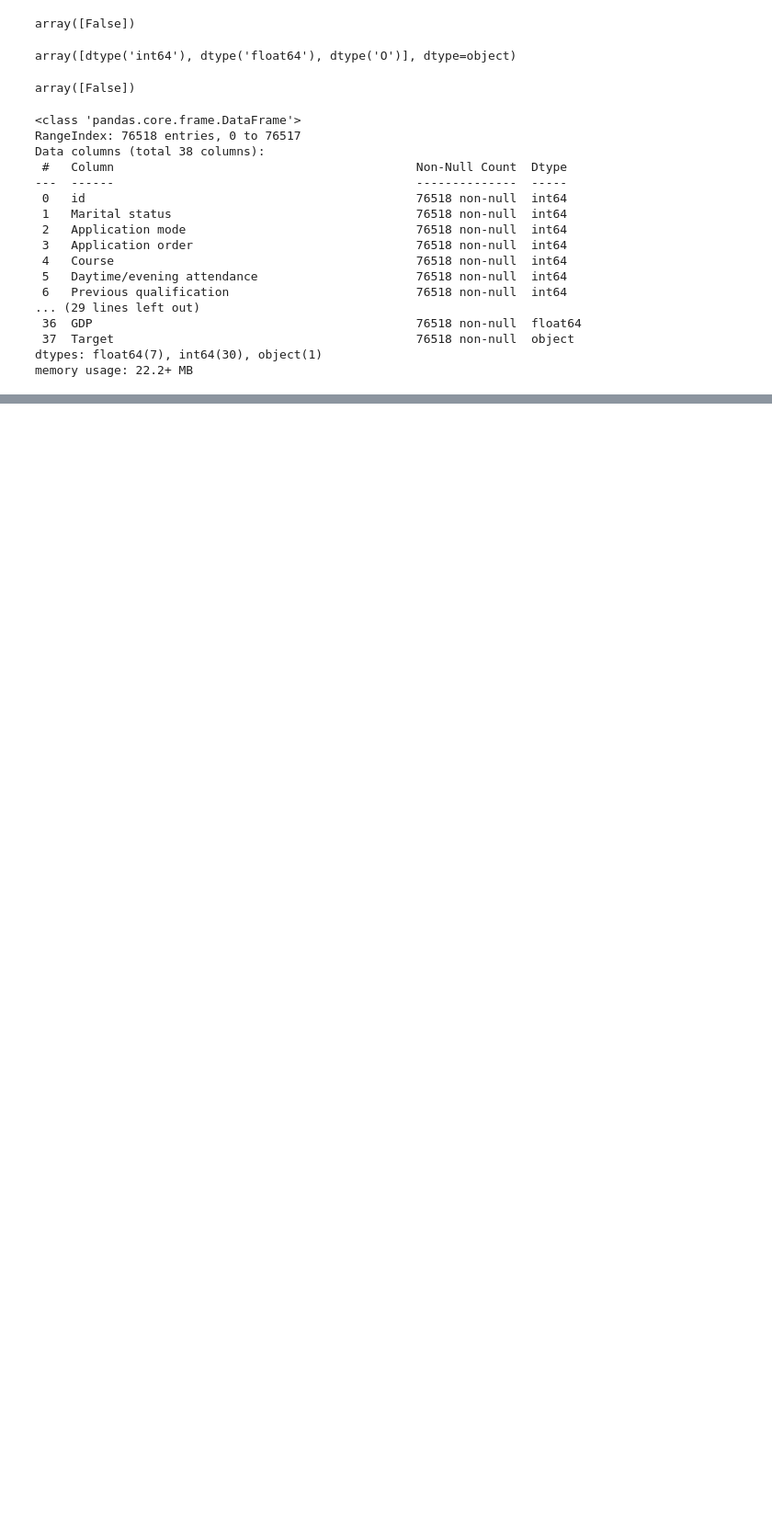
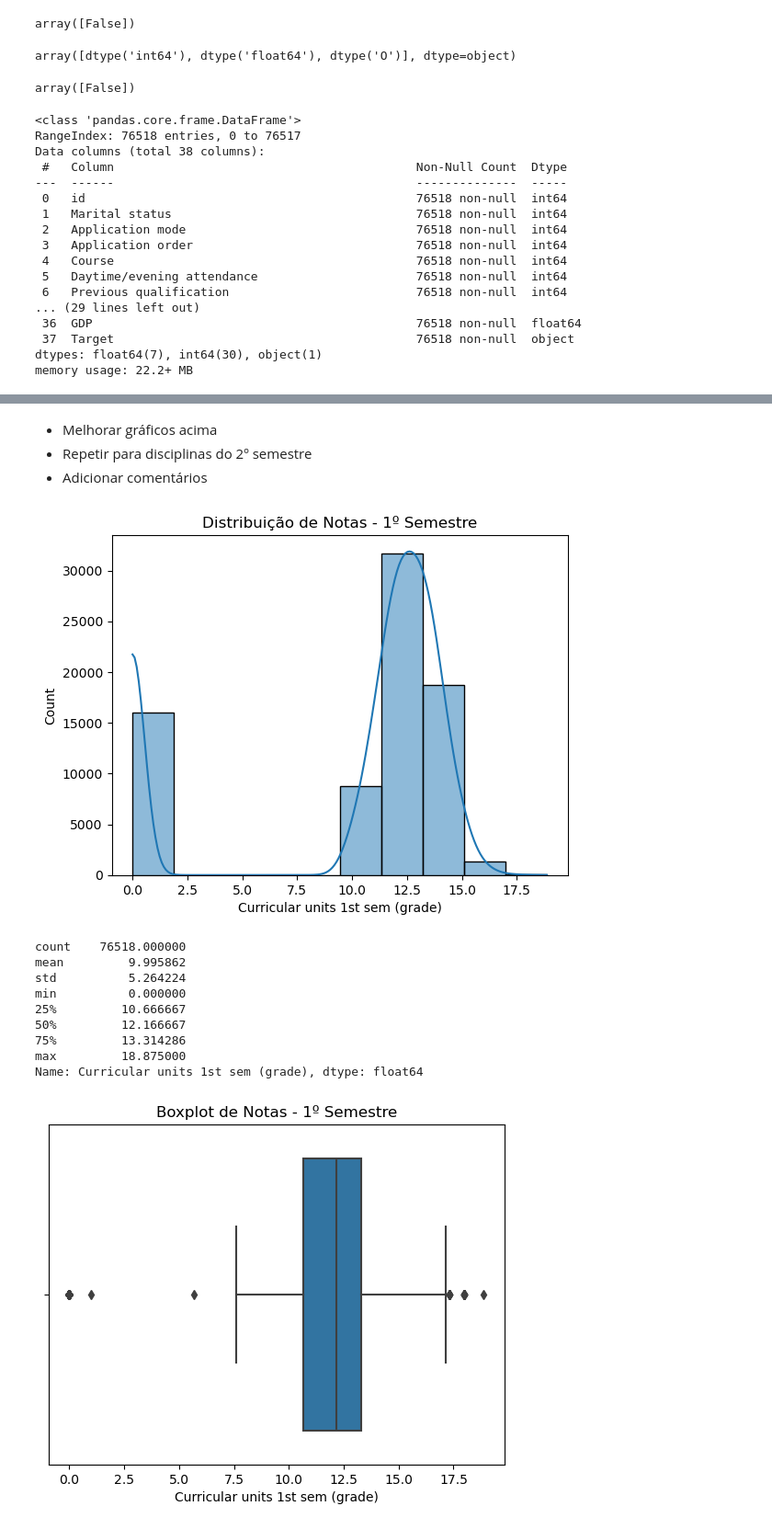
Before and after one commit to DuquePin/Final_Project_EBAC, a Jupyter notebook: notebooks/EDA.ipynb, the cells around one changed output, grey strips where cells are left out. Shown at 92% size. Cells and saved outputs as stored; diff of their text form; code cells hidden in the pictures; blank space fills up the shorter version.

```diff
--- a/notebooks/EDA.ipynb
+++ b/notebooks/EDA.ipynb
@@ -313,0 +321,29 @@ Como é possível observar, as variáveis **qualitativas** tem uma correlação
+# %% [markdown]
+- Melhorar gráficos acima
+- Repetir para disciplinas do 2º semestre
+- Adicionar comentários
+# %%
+# Histograma para as notas do 1º semestre
+sns.histplot(df_exp['Curricular units 1st sem (grade)'], kde=True, bins=10)
+plt.title('Distribuição de Notas - 1º Semestre')
+plt.show()
+
+# Estatísticas descritivas
+print(df_exp['Curricular units 1st sem (grade)'].describe())
+
+# Boxplot
+sns.boxplot(x=df_exp['Curricular units 1st sem (grade)'])
+plt.title('Boxplot de Notas - 1º Semestre')
+plt.show()
+# %% [output]
+[figure, added]
+count    76518.000000
+mean         9.995862
+std          5.264224
+min          0.000000
+25%         10.666667
+50%         12.166667
+75%         13.314286
+max         18.875000
+Name: Curricular units 1st sem (grade), dtype: float64
+[figure, added]
```
Also changed, not shown: parts of 87 cells of this notebook, 1 other file.
